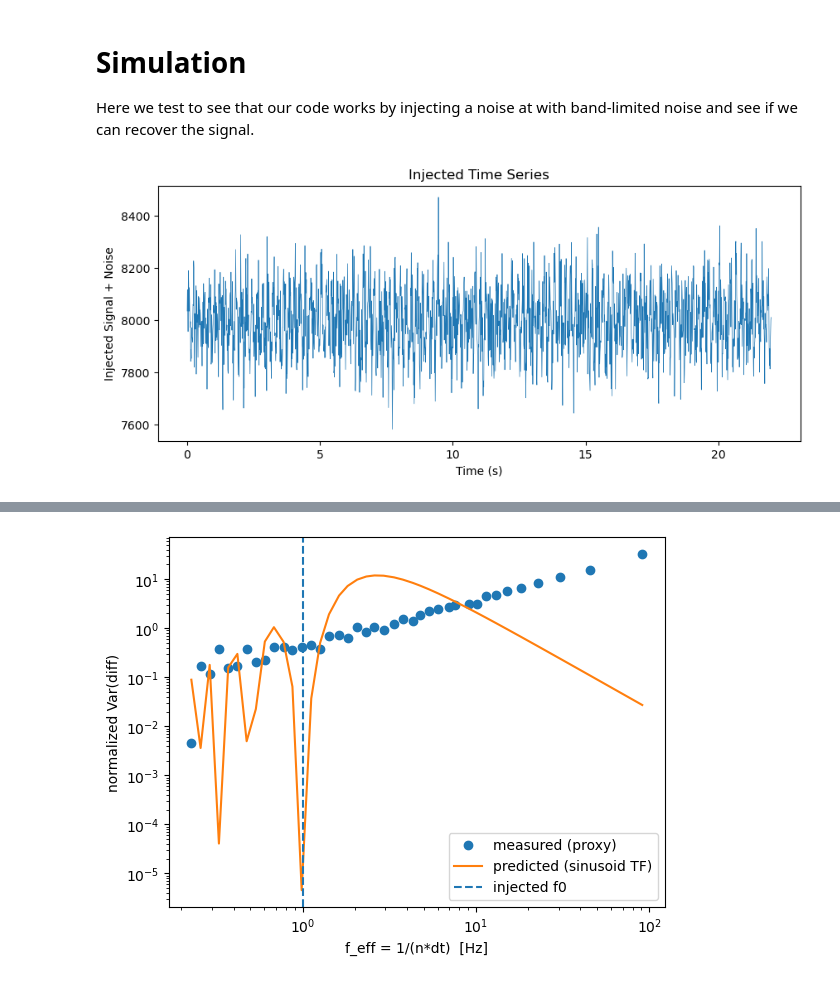
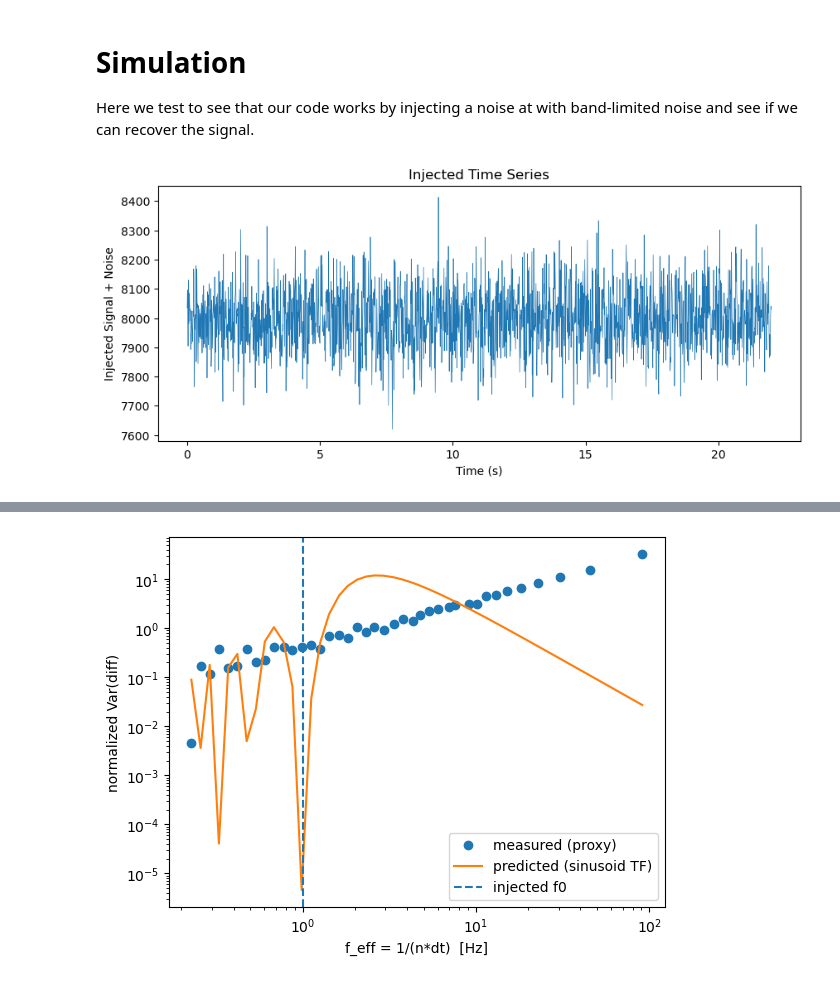
Before and after one commit to chase-urasaki/mirsi_sims, a Jupyter notebook: test_sim.ipynb, the cells around one changed output, grey strips where cells are left out. Cells and saved outputs as stored; diff of their text form; code cells hidden in the pictures.

```diff
--- a/test_sim.ipynb
+++ b/test_sim.ipynb
@@ -131,22 +135,22 @@ cadds_list = np.arange(5, 251)
 # %%
 # --- run the test ---
 frame_dt_s = 0.011        # <-- set to your frame time
 fs = 1.0 / frame_dt_s
 nframes = 2000           # long enough to be stable at low f
 coadds_list = np.unique(np.round(np.logspace(0, 2.6, 50)).astype(int))  # 1..1000-ish
 
-A = 100.0                   # injected sinusoid amplitude (in same units as x)
-f0 = 5              # injected frequency (Hz) - pick below your knee
+A = 40.0                   # injected sinusoid amplitude (in same units as x)
+f0 = 5            # injected frequency (Hz) - pick below your knee
 white_rms = 100.0           # optional noise floor
 
 x = inject_sinusoid(nframes, frame_dt_s, A=A, f0=f0, white_rms=white_rms, offset=8000.0, seed=1)
 # plot the injected time series
 plt.figure(figsize=(10, 4))
 plt.plot(np.arange(nframes) * frame_dt_s, x, lw=0.5)
 plt.xlabel('Time (s)')
 plt.ylabel('Injected Signal + Noise')
 plt.title('Injected Time Series')
 plt.show()
 # %% [output]
-[figure, old version]
+[figure, new version]
 # %%
```
Also changed, not shown: parts of 5 cells of this notebook, 1 other file.
